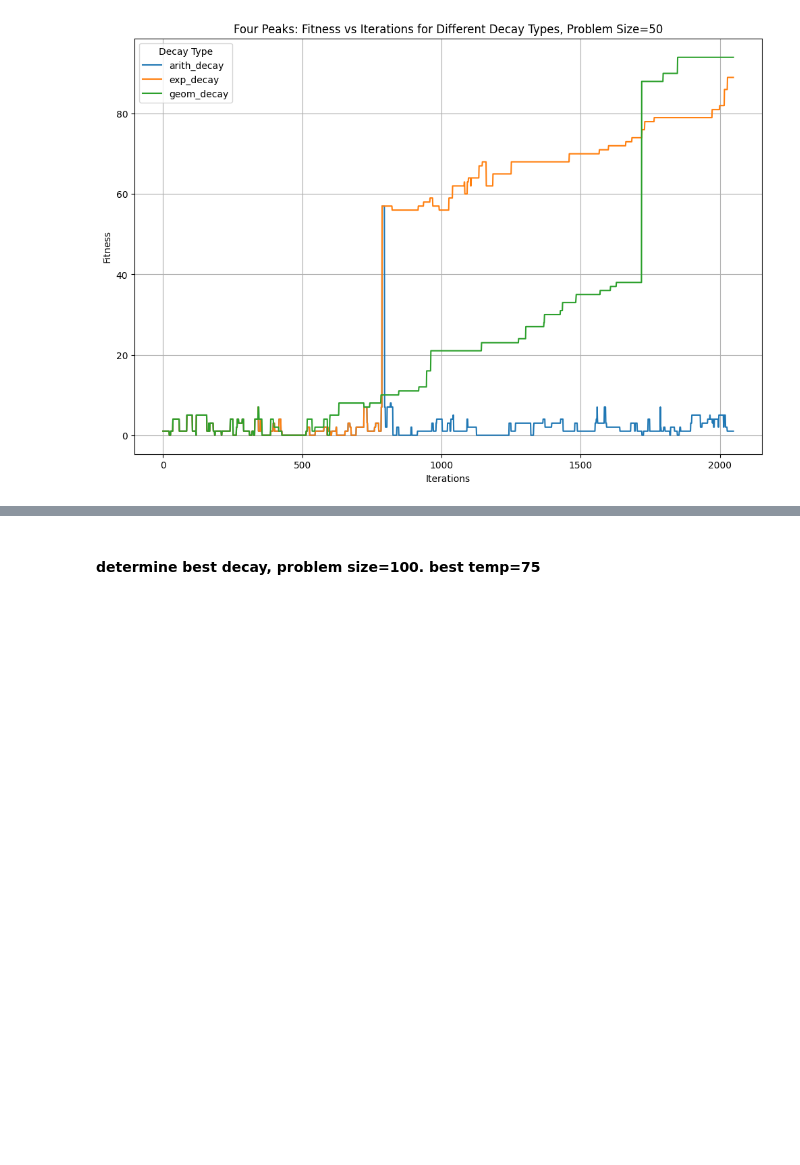
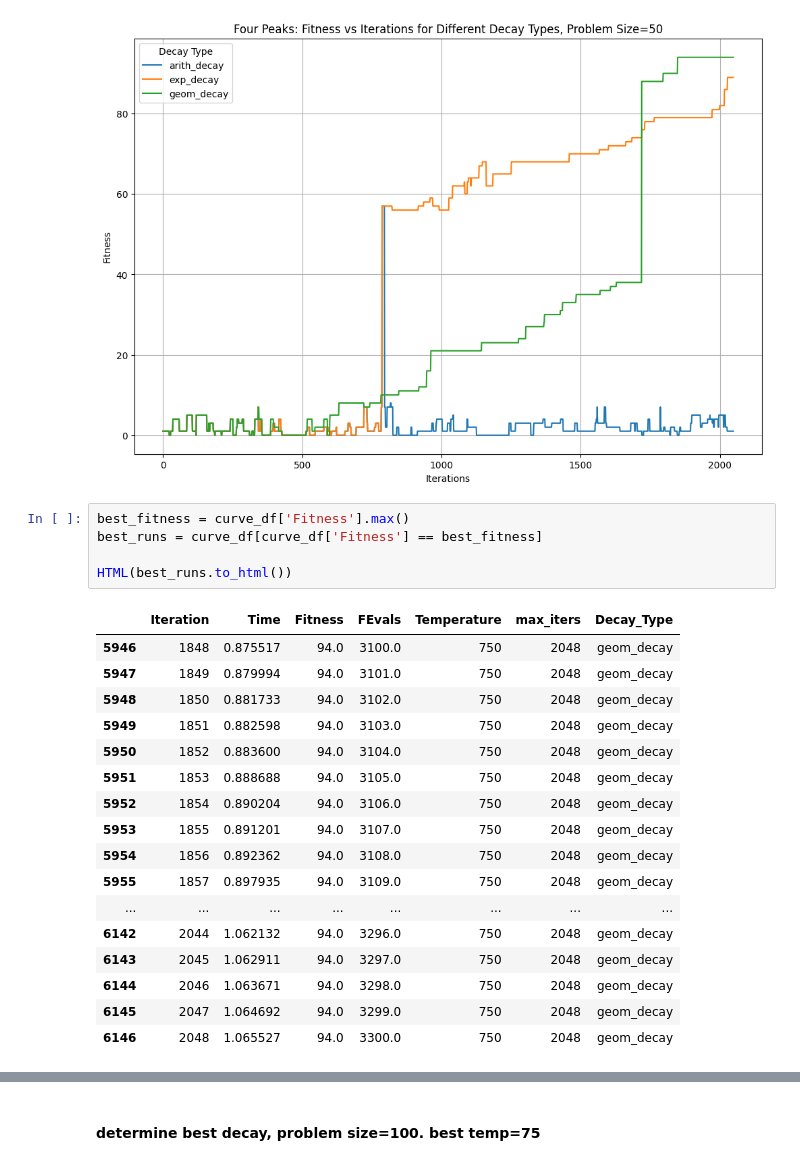
Before and after one commit to melodyyu/cs7641-a2-optimization, a Jupyter notebook: 4peaks_optimization.ipynb, the cells around one changed output, grey strips where cells are left out. Drawn from its saved outputs; the diff is of its cells as text; blank space fills up the shorter version.

Commit message:
calculate best decay for each problem size

```diff
--- a/4peaks_optimization.ipynb
+++ b/4peaks_optimization.ipynb
@@ -926,3 +926,26 @@ plt.grid(True)
 plt.show()
 # %% [output]
 [figure]
+# %%
+best_fitness = curve_df['Fitness'].max()
+best_runs = curve_df[curve_df['Fitness'] == best_fitness]
+
+HTML(best_runs.to_html())
+# %% [output]
+|  | Iteration | Time | Fitness | FEvals | Temperature | max_iters | Decay_Type |
+| 5946 | 1848 | 0.875517 | 94.0 | 3100.0 | 750 | 2048 | geom_decay |
+| 5947 | 1849 | 0.879994 | 94.0 | 3101.0 | 750 | 2048 | geom_decay |
+| 5948 | 1850 | 0.881733 | 94.0 | 3102.0 | 750 | 2048 | geom_decay |
+| 5949 | 1851 | 0.882598 | 94.0 | 3103.0 | 750 | 2048 | geom_decay |
+| 5950 | 1852 | 0.883600 | 94.0 | 3104.0 | 750 | 2048 | geom_decay |
+| 5951 | 1853 | 0.888688 | 94.0 | 3105.0 | 750 | 2048 | geom_decay |
+| 5952 | 1854 | 0.890204 | 94.0 | 3106.0 | 750 | 2048 | geom_decay |
+| 5953 | 1855 | 0.891201 | 94.0 | 3107.0 | 750 | 2048 | geom_decay |
+| 5954 | 1856 | 0.892362 | 94.0 | 3108.0 | 750 | 2048 | geom_decay |
+| 5955 | 1857 | 0.897935 | 94.0 | 3109.0 | 750 | 2048 | geom_decay |
+| ... | ... | ... | ... | ... | ... | ... | ... |
+| 6142 | 2044 | 1.062132 | 94.0 | 3296.0 | 750 | 2048 | geom_decay |
+| 6143 | 2045 | 1.062911 | 94.0 | 3297.0 | 750 | 2048 | geom_decay |
+| 6144 | 2046 | 1.063671 | 94.0 | 3298.0 | 750 | 2048 | geom_decay |
+| 6145 | 2047 | 1.064692 | 94.0 | 3299.0 | 750 | 2048 | geom_decay |
+| 6146 | 2048 | 1.065527 | 94.0 | 3300.0 | 750 | 2048 | geom_decay |
```
Also changed, not shown: parts of 8 cells of this notebook.
